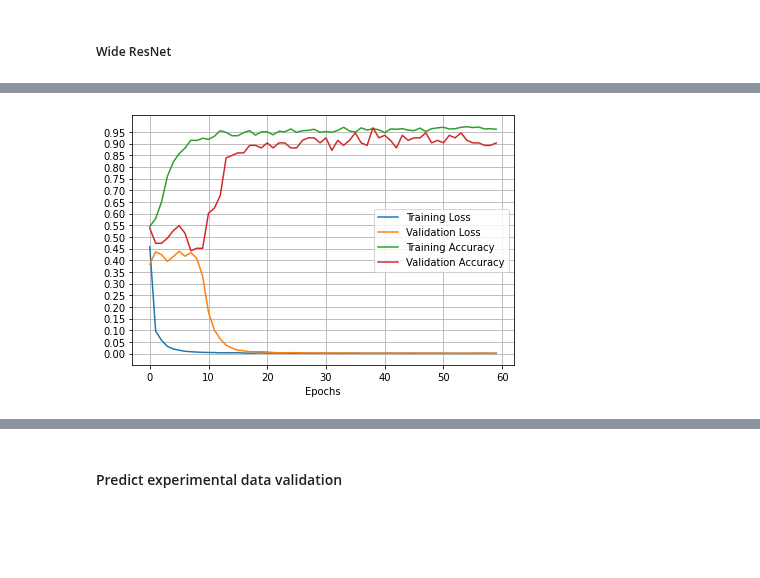
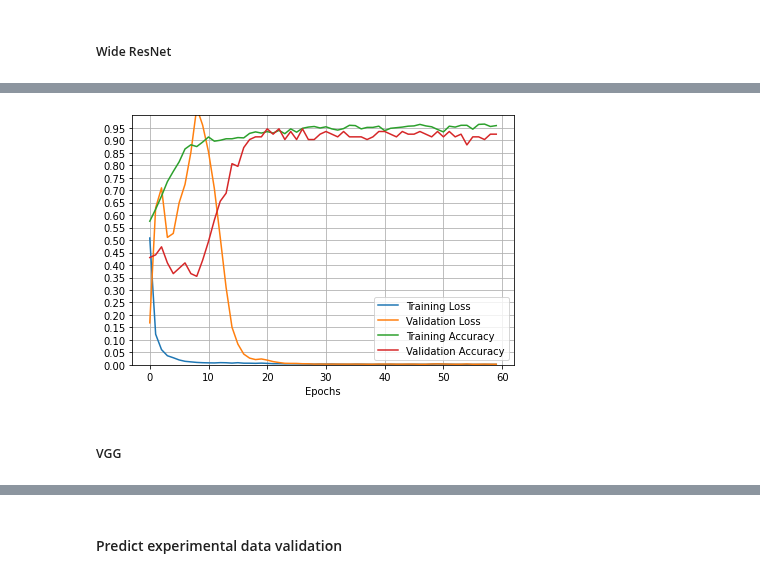
Before and after one commit to sreekar2858/CIE7, a Jupyter notebook: Project-B/wresnet.ipynb, the cells around one changed output, grey strips where cells are left out. Drawn from its saved outputs; the diff is of its cells as text; code cells hidden in the pictures; blank space fills up the shorter version.

```diff
--- a/Project-B/wresnet.ipynb
+++ b/Project-B/wresnet.ipynb
@@ -369,6 +295,7 @@ def residual_block(x: Tensor, filters: int, kernel_size: int = 3) -> Tensor:
                strides=1,
                filters=filters,
                padding="same")(y)
+    y = BatchNormalization()(y)
 
     out = Add()([x, y])
     out = relu_bn(out)
@@ -377,43 +304,36 @@ def residual_block(x: Tensor, filters: int, kernel_size: int = 3) -> Tensor:
 def create_res_net():
 
     inputs = Input(shape=(100,4))
-    num_filters = 512
+    num_filters = 128
 
     t = BatchNormalization()(inputs)
     t = Conv1D(kernel_size=3,
                strides=1,
                filters=num_filters,
-               padding="same")(t)
+               padding="same")(inputs)
     t = relu_bn(t)
 
     #------------------------------------
-    num_blocks_list = [1, 2, 1]
-    for j in range(num_blocks_list[0]):
-        t = residual_block(t, filters=num_filters)
+    num_blocks_list = [1, 1]
+    t = CNN_block(t, filters = 128)
+    t = residual_block(t, filters=128)
     #------------------------------------
-    t = Dropout(0.3)(t)
-
-    t = CNN_block(t, filters = 32)
-    for j in range(num_blocks_list[1]):
-        t = residual_block(t, filters=32)
-    #------------------------------------
-    t = Dropout(0.3)(t)
+    t = Dropout(0.2)(t)
 
     t = CNN_block(t, filters = 256)
-    for j in range(num_blocks_list[2]):
-        t = residual_block(t, filters=256)
+    t = residual_block(t, filters=256)
     #------------------------------------
 
     t = AveragePooling1D(pool_size = 3)(t)
     t = Flatten()(t)
-    # t = Dense(units=128, activation='relu')(t)
+    # t = Dense(units=96, activation='relu')(t)
     t1 = Dense(units=32, activation="relu")(t)
     outputs = Dense(2, activation='linear')(t1)
 
     model = Model(inputs, outputs)
-
+    opt = tf.keras.optimizers.Adam(0.001)
     model.compile(
-        optimizer='Adam',
+        optimizer=opt,
         loss='mse',
         metrics=['Accuracy']
     )
@@ -500,15 +416,17 @@ mean_squared_error(scalar.inverse_transform(y_test), scalar.inverse_transform(wr
 # %%
 plt.close()
 plt.plot(wrNet_history.history['loss'], label='Training Loss')
 plt.plot(wrNet_history.history['val_loss'], label='Validation Loss')
 plt.plot(wrNet_history.history['Accuracy'], label='Training Accuracy')
 plt.plot(wrNet_history.history['val_Accuracy'], label='Validation Accuracy')
 
 plt.yticks(np.arange(0, 1, 0.05))
-
+plt.ylim(bottom=0, top=1)
 plt.tight_layout()
 plt.xlabel('Epochs')
 plt.legend()
 plt.show()
 # %% [output]
-[figure, old version]
+[figure, new version]
+# %% [markdown]
+##### VGG
```
Also changed, not shown: parts of 18 cells of this notebook, 9 other files.
